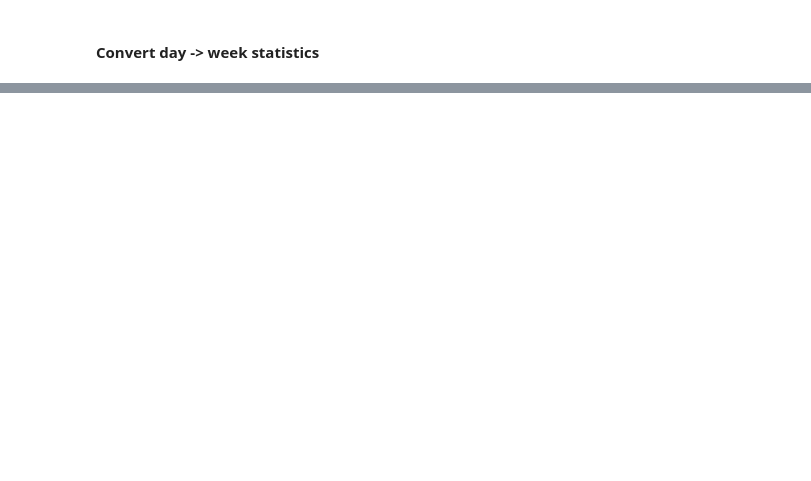
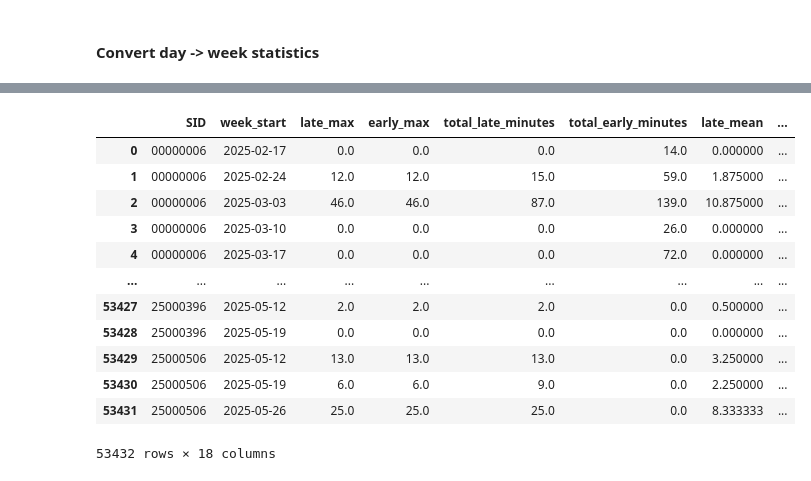
Before and after one commit to tthvan/student-dropout-analysis, a Jupyter notebook: notebooks/weekly_manipulation.ipynb, the cells around one changed output, grey strips where cells are left out. Cells and saved outputs as stored; diff of their text form; code cells hidden in the pictures; blank space fills up the shorter version.

```diff
--- a/notebooks/weekly_manipulation.ipynb
+++ b/notebooks/weekly_manipulation.ipynb
@@ -280,0 +184,51 @@ print(f"\nSaved weekly zoom features to: {OUTPUT_CSV}")
+# %%
+def fill_missing_weeks(weekly_df, sid_col="SID", week_col="week_start"):
+    out=[]
+
+    for sid, g in weekly_df.groupby(sid_col, sort=False):
+        g = g.sort_values(week_col)
+        if g.empty:
+            continue
+
+        start = g[week_col].min()
+        end = g[week_col].max()
+
+        full_weeks = pd.date_range(start, end, freq="W-MON")
+
+        have = pd.DatetimeIndex(g[week_col])
+        missing = full_weeks.difference(have)
+
+        if len(missing):
+            add = pd.DataFrame({sid_col: sid, week_col: pd.to_datetime(missing)})
+            g=pd.concat([g,add], ignore_index=True, sort=False)
+
+        out.append(g)
+
+    res = pd.concat(out, ignore_index=True)
+    res = res.sort_values([sid_col, week_col]).reset_index(drop=True)
+    return res
+# %%
+weekly_stats1 = fill_missing_weeks(weekly_stats, sid_col="SID", week_col="week_start")
+
+count_cols = ['days_present_w', 'days_observed_w', 'total_attended_minutes_w', 'total_planned_minutes_w']
+for c in count_cols:
+    if c in count_cols:
+        weekly_stats1[c] = weekly_stats1[c].fillna(0).astype(int)
+
+weekly_stats1
+
+#weekly_stats1.to_csv('filled_weeks.csv', index=False)
+# %% [output]
+|  | SID | week_start | late_max | early_max | total_late_minutes | total_early_minutes | late_mean | ... |
+| 0 | 00000006 | 2025-02-17 | 0.0 | 0.0 | 0.0 | 14.0 | 0.000000 | ... |
+| 1 | 00000006 | 2025-02-24 | 12.0 | 12.0 | 15.0 | 59.0 | 1.875000 | ... |
+| 2 | 00000006 | 2025-03-03 | 46.0 | 46.0 | 87.0 | 139.0 | 10.875000 | ... |
+| 3 | 00000006 | 2025-03-10 | 0.0 | 0.0 | 0.0 | 26.0 | 0.000000 | ... |
+| 4 | 00000006 | 2025-03-17 | 0.0 | 0.0 | 0.0 | 72.0 | 0.000000 | ... |
+| ... | ... | ... | ... | ... | ... | ... | ... | ... |
+| 53427 | 25000396 | 2025-05-12 | 2.0 | 2.0 | 2.0 | 0.0 | 0.500000 | ... |
+| 53428 | 25000396 | 2025-05-19 | 0.0 | 0.0 | 0.0 | 0.0 | 0.000000 | ... |
+| 53429 | 25000506 | 2025-05-12 | 13.0 | 13.0 | 13.0 | 0.0 | 3.250000 | ... |
+| 53430 | 25000506 | 2025-05-19 | 6.0 | 6.0 | 9.0 | 0.0 | 2.250000 | ... |
+| 53431 | 25000506 | 2025-05-26 | 25.0 | 25.0 | 25.0 | 0.0 | 8.333333 | ... |
+53432 rows × 18 columns
```
Also changed, not shown: parts of 12 cells of this notebook, 3 other files.
